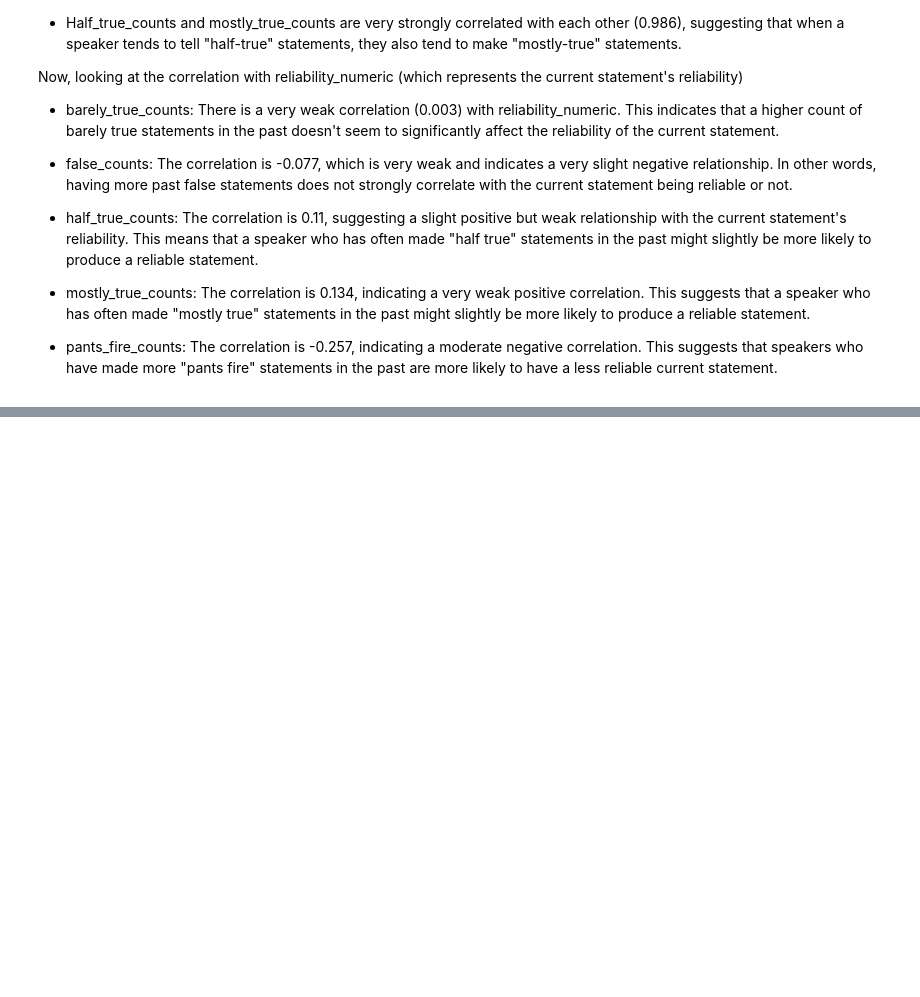
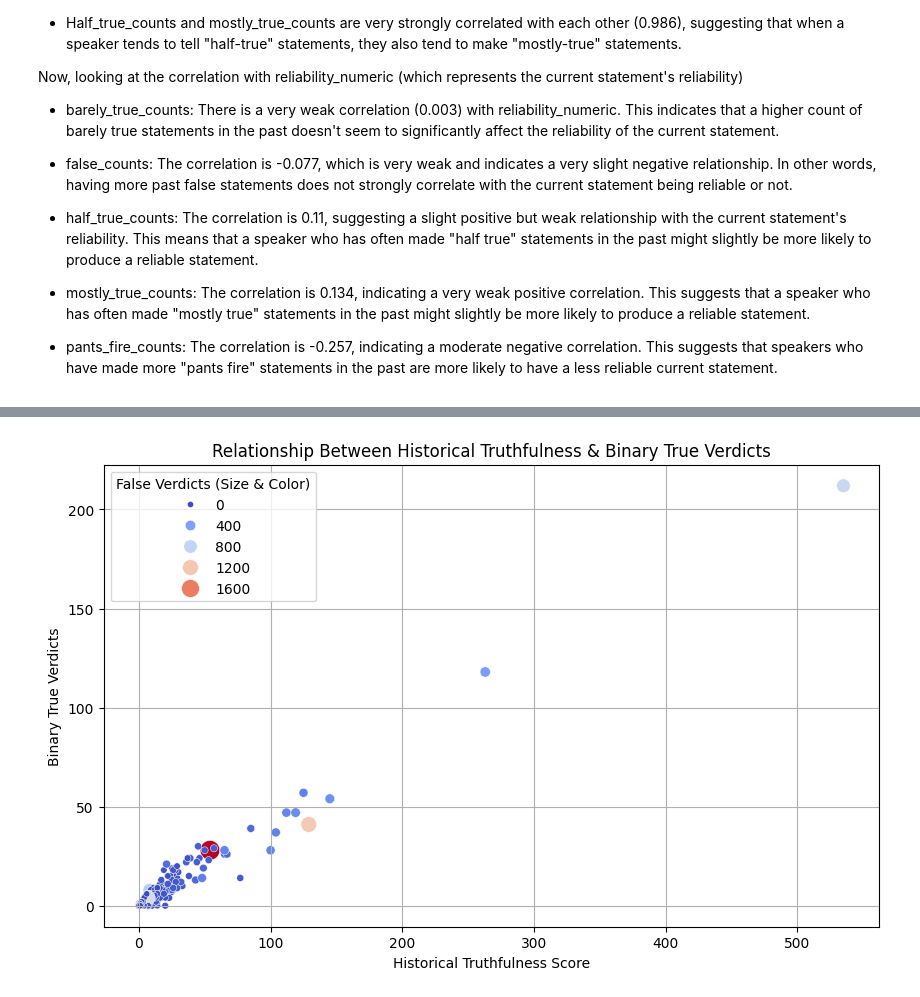
Before and after one commit to namanNagelia/cmsc320_finalProject, a Jupyter notebook: project.ipynb, the cells around one changed output, grey strips where cells are left out. Cells and saved outputs as stored; diff of their text form; code cells hidden in the pictures; blank space fills up the shorter version.

Commit message:
new graph

```diff
--- a/project.ipynb
+++ b/project.ipynb
@@ -519,0 +520,33 @@ politician_verdicts.head()
+# %%
+politician_verdicts["historical_truthfulness"] = (
+    politician_verdicts["true"] +
+    politician_verdicts["half_true_counts"] +
+    politician_verdicts["mostly_true_counts"]
+)
+
+politician_verdicts["historical_falsehood"] = (
+    politician_verdicts["false"] +
+    politician_verdicts["barely_true_counts"] +
+    politician_verdicts["pants_fire_counts"]
+)
+
+# Creating scatter plot
+plt.figure(figsize=(10, 6))
+sns.scatterplot(
+    x="historical_truthfulness",
+    y="true",
+    size="false",
+    hue="false",
+    data=politician_verdicts,
+    sizes=(20, 200),
+    palette="coolwarm"
+)
+
+plt.title("Relationship Between Historical Truthfulness & Binary True Verdicts")
+plt.xlabel("Historical Truthfulness Score")
+plt.ylabel("Binary True Verdicts")
+plt.legend(title="False Verdicts (Size & Color)")
+plt.grid(True)
+plt.show()
+# %% [output]
+[figure, added]
```
Also changed, not shown: parts of 1 cell of this notebook.
